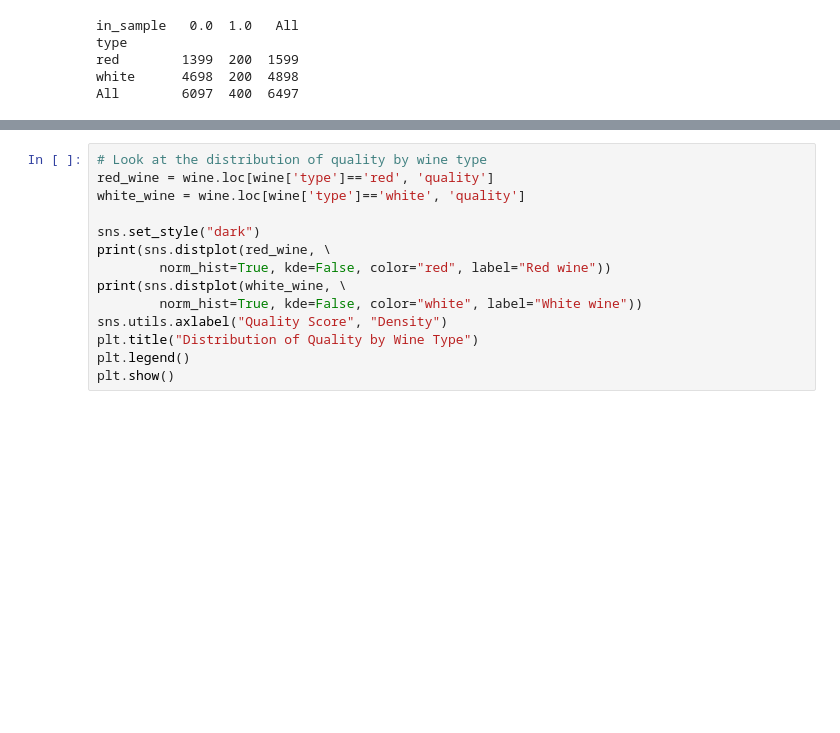
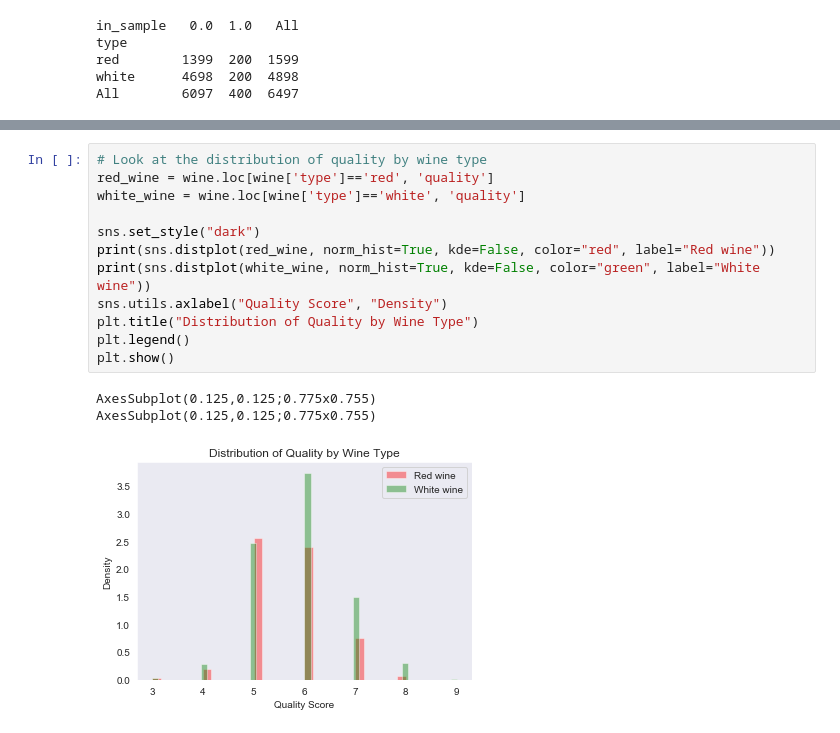
Before and after one commit to tcalecchen/Jupyter_Workspace, a Jupyter notebook: Alec-Python/Statistics.ipynb, the cells around one changed output, grey strips where cells are left out. Saved outputs shown, nothing was run; the diff lists cells and outputs as text; blank space fills up the shorter version.

```diff
--- a/Alec-Python/Statistics.ipynb
+++ b/Alec-Python/Statistics.ipynb
@@ -280,17 +295,19 @@ plt.show()
 # %%
 # Look at the distribution of quality by wine type
 red_wine = wine.loc[wine['type']=='red', 'quality']
 white_wine = wine.loc[wine['type']=='white', 'quality']
 
 sns.set_style("dark")
-print(sns.distplot(red_wine, \
-		norm_hist=True, kde=False, color="red", label="Red wine"))
-print(sns.distplot(white_wine, \
-		norm_hist=True, kde=False, color="white", label="White wine"))
+print(sns.distplot(red_wine, norm_hist=True, kde=False, color="red", label="Red wine"))
+print(sns.distplot(white_wine, norm_hist=True, kde=False, color="green", label="White wine"))
 sns.utils.axlabel("Quality Score", "Density")
 plt.title("Distribution of Quality by Wine Type")
 plt.legend()
 plt.show()
+# %% [output]
+AxesSubplot(0.125,0.125;0.775x0.755)
+AxesSubplot(0.125,0.125;0.775x0.755)
+[figure, added]
 # %%
 # Test whether mean quality is different between red and white wines
 print(wine.groupby(['type'])[['quality']].agg(['std', 'mean']))
```
Also changed, not shown: parts of 6 cells of this notebook.
